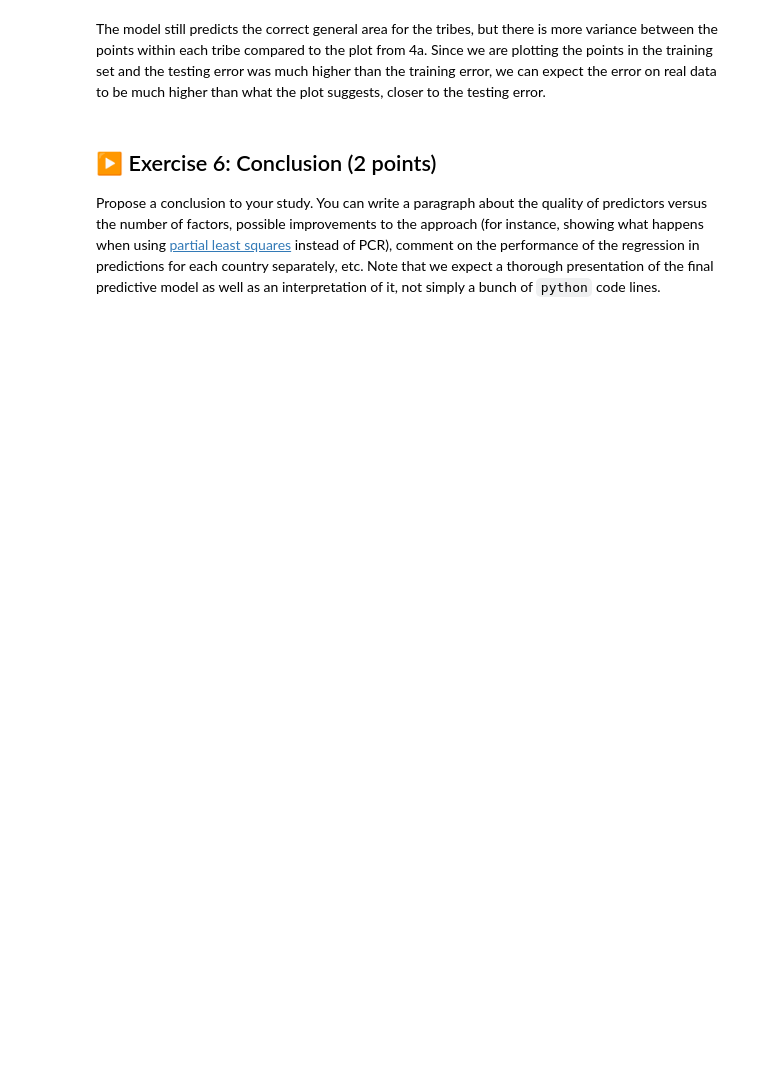
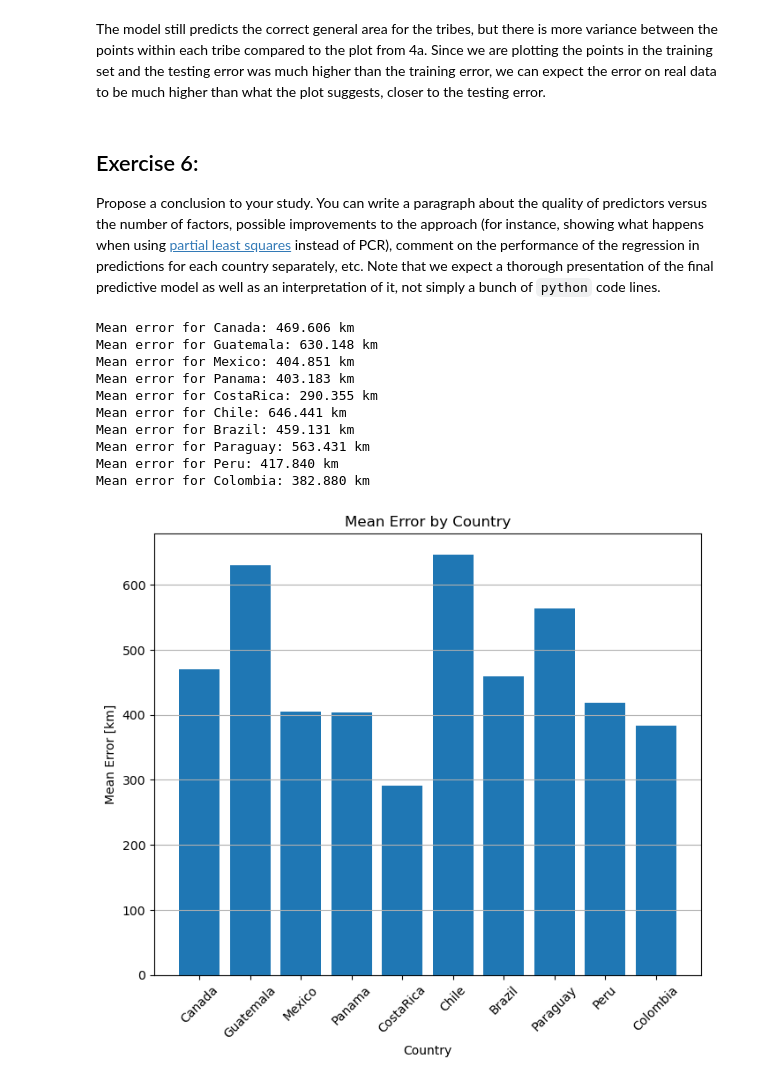
Before and after one commit to felixwl/isla, a Jupyter notebook: tp2/TP2.ipynb, the cells around one changed output. Saved outputs shown, nothing was run; the diff lists cells and outputs as text; code cells hidden in the pictures; blank space fills up the shorter version.

Commit message:
Wrote conclusion

```diff
--- a/tp2/TP2.ipynb
+++ b/tp2/TP2.ipynb
@@ -484,12 +360,11 @@ from sklearn.pipeline import make_pipeline
 
 y = df[['long', 'lat']].values
 
-scaler = StandardScaler()
 pca = PCA(n_components=192)
 regression = LinearRegression()
 gkf = GroupKFold(n_splits=10, shuffle=True)
 
-pipeline = make_pipeline(scaler, pca, regression)
+pipeline = make_pipeline(pca, regression)
 pipeline.fit(X, y)
 predictions = pipeline.predict(X)
 
@@ -516,6 +391,37 @@ fig.show()
 # %% [markdown]
 The model still predicts the correct general area for the tribes, but there is more variance between the points within each tribe compared to the plot from 4a. Since we are plotting the points in the training set and the testing error was much higher than the training error, we can expect the error on real data to be much higher than what the plot suggests, closer to the testing error.
 # %% [markdown]
-## ▶️ Exercise 6: Conclusion (2 points)
+## Exercise 6:
 
 Propose a conclusion to your study. You can write a paragraph about the quality of predictors versus the number of factors, possible improvements to the approach (for instance, showing what happens when using [partial least squares](https://scikit-learn.org/1.5/auto_examples/cross_decomposition/plot_pcr_vs_pls.html) instead of PCR), comment on the performance of the regression in predictions for each country separately, etc. Note that we expect a thorough presentation of the final predictive model as well as an interpretation of it, not simply a bunch of `python` code lines.
+# %%
+countries = gdf['Country'].unique()
+error_by_country = {}
+
+for country in countries:
+    predictions_country = predictions[gdf['Country'] == country]
+    y_country = y[gdf['Country'] == country]
+    error_country = haversine_distances(np.radians(y_country), np.radians(predictions_country)).diagonal().mean()*6371
+    error_by_country[country] = error_country
+    print(f"Mean error for {country}: {error_country:.3f} km")
+
+plt.figure(figsize=(8.0, 6.5))
+plt.bar(error_by_country.keys(), error_by_country.values())
+plt.xlabel('Country')
+plt.ylabel('Mean Error [km]')
+plt.title('Mean Error by Country')
+plt.xticks(rotation=45)
+plt.grid(axis='y')
+plt.show()
+# %% [output]
+Mean error for Canada: 469.606 km
+Mean error for Guatemala: 630.148 km
+Mean error for Mexico: 404.851 km
+Mean error for Panama: 403.183 km
+Mean error for CostaRica: 290.355 km
+Mean error for Chile: 646.441 km
+Mean error for Brazil: 459.131 km
+Mean error for Paraguay: 563.431 km
+Mean error for Peru: 417.840 km
+Mean error for Colombia: 382.880 km
+[figure, added]
```
Also changed, not shown: parts of 27 cells of this notebook.
